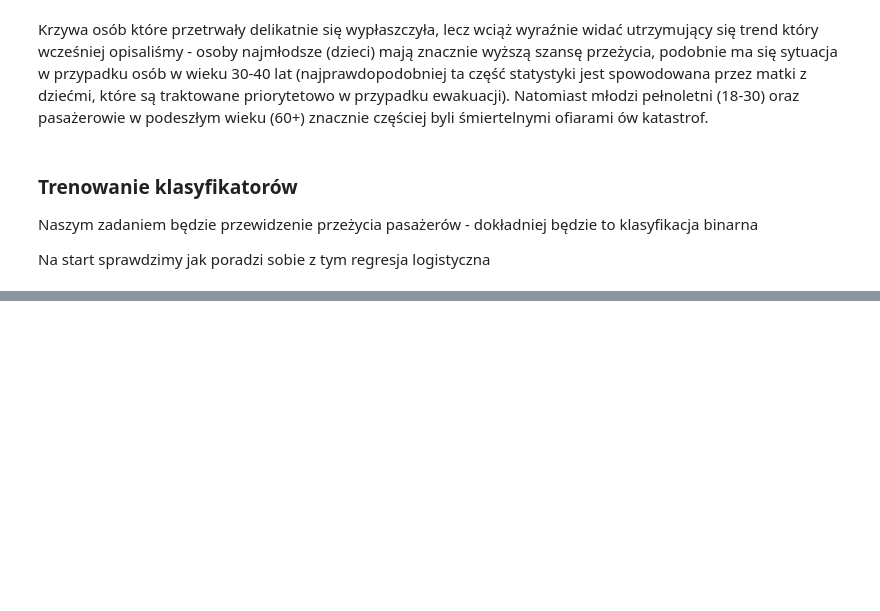
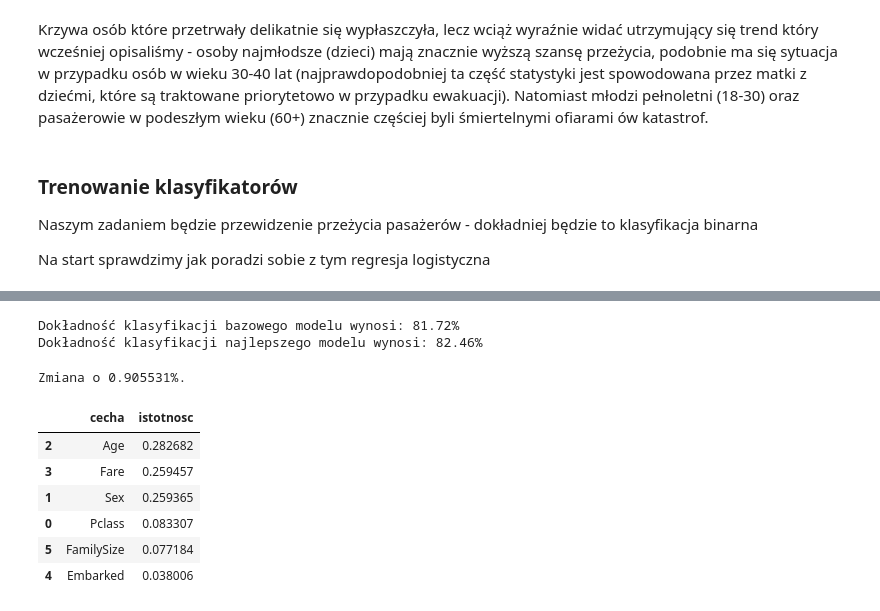
Before and after one commit to Physalium/PUMTitanic, a Jupyter notebook: titanicML.ipynb, the cells around one changed output, grey strips where cells are left out. Cells and saved outputs as stored; diff of their text form; code cells hidden in the pictures; blank space fills up the shorter version.

```diff
--- a/titanicML.ipynb
+++ b/titanicML.ipynb
@@ -482,0 +546,8 @@ Dokładność klasyfikacji wynosi: 81.03%
+# %%
+
+rf =  RandomForestClassifier()
+rf_random = RandomizedSearchCV(estimator=rf,param_distributions = random_grid,random_state=60, n_iter = 100, verbose=2, n_jobs = -1)
+rf_random.fit(X_train, y_train)
+
+
+rf_random.best_params_
@@ -482,0 +562,22 @@ Dokładność klasyfikacji wynosi: 81.03%
+# %%
+best_model=rf_random.best_estimator_
+base_model=RandomForestClassifier()
+
+base_model.fit(X_train, y_train)
+Y_pred = base_model.predict(X_test)
+base_model.score(X_test, y_test)
+base_accuracy = round(base_model.score(X_test, y_test) * 100, 2)
+print(f'Dokładność klasyfikacji bazowego modelu wynosi: {base_accuracy}% ')
+
+best_model.fit(X_train, y_train)
+Y_pred = best_model.predict(X_test)
+best_model.score(X_test, y_test)
+random_accuracy = round(best_model.score(X_test, y_test) * 100, 2)
+print(f'Dokładność klasyfikacji najlepszego modelu wynosi: {random_accuracy}% ')
+# %% [output]
+Dokładność klasyfikacji bazowego modelu wynosi: 81.72%
+Dokładność klasyfikacji najlepszego modelu wynosi: 82.46%
+# %%
+print('Zmiana o {:0.6f}%.'.format( 100 * (random_accuracy - base_accuracy) / base_accuracy))
+# %% [output]
+Zmiana o 0.905531%.
@@ -482,0 +588,10 @@ Dokładność klasyfikacji wynosi: 81.03%
+# %%
+pd.DataFrame({'cecha':X_train.columns, 'istotnosc':base_model.feature_importances_}).sort_values('istotnosc', ascending=False)
+# %% [output]
+|  | cecha | istotnosc |
+| 2 | Age | 0.282682 |
+| 3 | Fare | 0.259457 |
+| 1 | Sex | 0.259365 |
+| 0 | Pclass | 0.083307 |
+| 5 | FamilySize | 0.077184 |
+| 4 | Embarked | 0.038006 |
```
Also changed, not shown: parts of 18 cells of this notebook.
